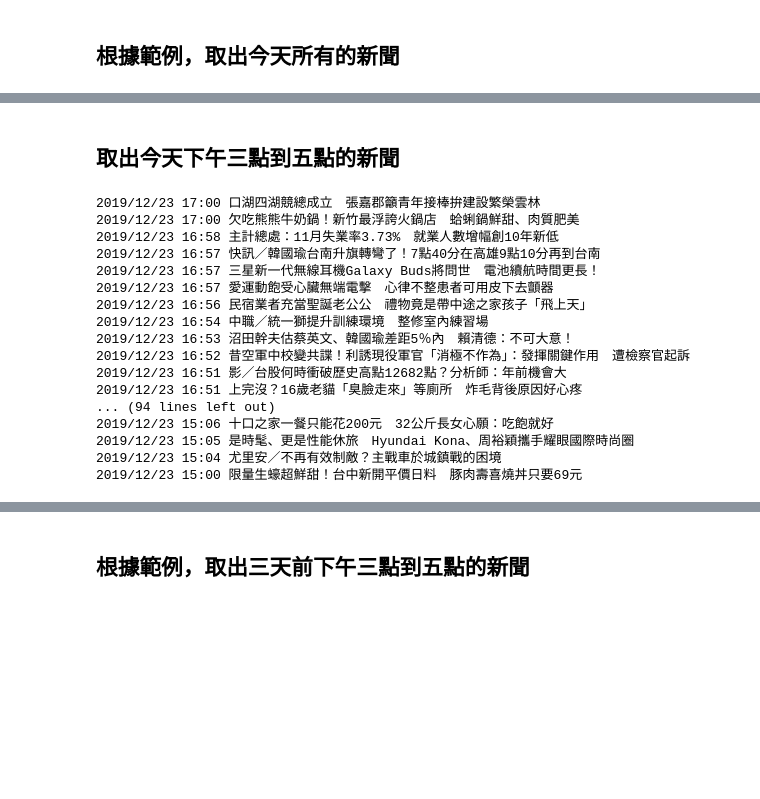
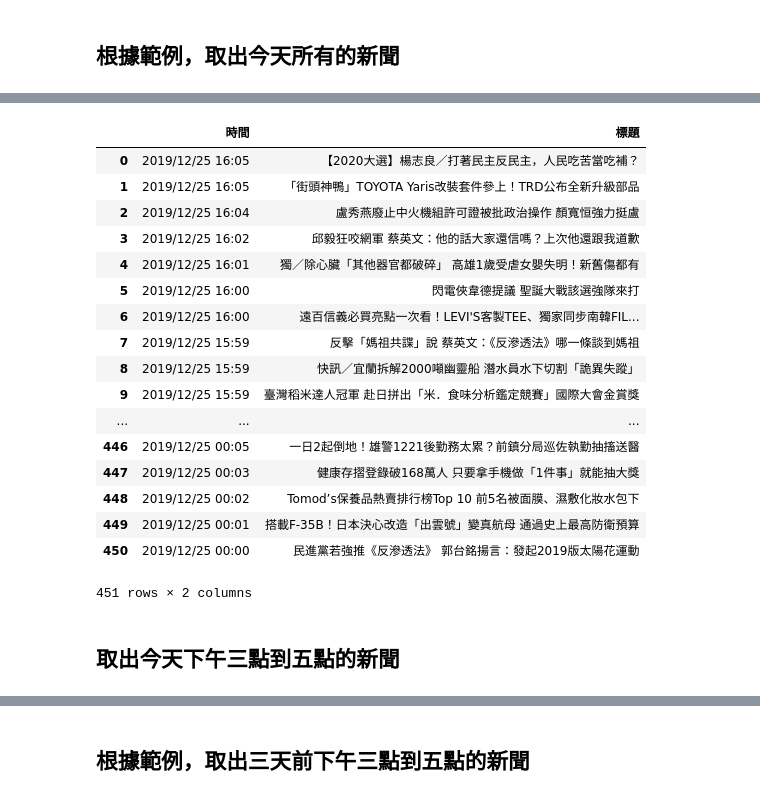
Before and after one commit to henryho2012/1st-PyCrawlerMarathon, a Jupyter notebook: homework/Day021_HW.ipynb, the cells around one changed output, grey strips where cells are left out. Saved outputs shown, nothing was run; the diff lists cells and outputs as text; code cells hidden in the pictures; blank space fills up the shorter version.

```diff
--- a/homework/Day021_HW.ipynb
+++ b/homework/Day021_HW.ipynb
@@ -20,3 +20,10 @@ from bs4 import BeautifulSoup
 
 browser = webdriver.Chrome(executable_path='chromedriver')
 browser.get("https://www.ettoday.net/news/news-list.htm")
+# %%
+# 取得昨天時間
+from datetime import datetime, timedelta
+
+date_time = datetime.now() - timedelta(1)
+date_time = date_time.strftime("%Y/%m/%d")
+print("取得昨天時間：", date_time)
@@ -41,5 +64,10 @@ while True:
 # %%
-for d in dd:
-    if d.find(class_="date").text[:10] == str(today):
-        print(d.find(class_="date").text, d.find_all('a')[-1].text)
+# 取得資料
+html_source = browser.page_source
+soup = BeautifulSoup(html_source, "html5lib")
+
+for d in soup.find(class_="part_list_2").find_all('h3'):
+    if date_time in d.find(class_="date").text :
+        break
+    print(d.find(class_="date").text, d.find_all('a')[-1].text)
 # %% [output]
@@ -63,2 +91,35 @@ for d in dd:
+# %%
+# 取得資料（整理成好的格式）
+news = []
+
+for d in soup.find(class_="part_list_2").find_all('h3'):
+    if date_time in d.find(class_="date").text :
+        break
+    news.append({
+        '時間': d.find(class_="date").text,
+        '標題': d.find_all('a')[-1].text
+    })
+
+import pandas as pd
+pd.DataFrame(news)
+# %% [output]
+|  | 時間 | 標題 |
+| 0 | 2019/12/25 16:05 | 【2020大選】楊志良／打著民主反民主，人民吃苦當吃補？ |
+| 1 | 2019/12/25 16:05 | 「街頭神鴨」TOYOTA Yaris改裝套件參上！TRD公布全新升級部品 |
+| 2 | 2019/12/25 16:04 | 盧秀燕廢止中火機組許可證被批政治操作 顏寬恒強力挺盧 |
+| 3 | 2019/12/25 16:02 | 邱毅狂咬網軍 蔡英文：他的話大家還信嗎？上次他還跟我道歉 |
+| 4 | 2019/12/25 16:01 | 獨／除心臟「其他器官都破碎」 高雄1歲受虐女嬰失明！新舊傷都有 |
+| 5 | 2019/12/25 16:00 | 閃電俠韋德提議 聖誕大戰該選強隊來打 |
+| 6 | 2019/12/25 16:00 | 遠百信義必買亮點一次看！LEVI'S客製TEE、獨家同步南韓FIL... |
+| 7 | 2019/12/25 15:59 | 反擊「媽祖共諜」說 蔡英文：《反滲透法》哪一條談到媽祖 |
+| 8 | 2019/12/25 15:59 | 快訊／宜蘭拆解2000噸幽靈船 潛水員水下切割「詭異失蹤」 |
+| 9 | 2019/12/25 15:59 | 臺灣稻米達人冠軍 赴日拼出「米．食味分析鑑定競賽」國際大會金賞獎 |
+| ... | ... | ... |
+| 446 | 2019/12/25 00:05 | 一日2起倒地！雄警1221後勤務太累？前鎮分局巡佐執勤抽搐送醫 |
+| 447 | 2019/12/25 00:03 | 健康存摺登錄破168萬人 只要拿手機做「1件事」就能抽大獎 |
+| 448 | 2019/12/25 00:02 | Tomod’s保養品熱賣排行榜Top 10 前5名被面膜、濕敷化妝水包下 |
+| 449 | 2019/12/25 00:01 | 搭載F-35B！日本決心改造「出雲號」變真航母 通過史上最高防衛預算 |
+| 450 | 2019/12/25 00:00 | 民進黨若強推《反滲透法》 郭台銘揚言：發起2019版太陽花運動 |
+451 rows × 2 columns
 # %%
 # 關閉瀏覽器
@@ -66,26 +127,2 @@ browser.quit();
 # %% [markdown]
 ## 取出今天下午三點到五點的新聞
-# %%
-for d in dd:
-    hh = int(d.find(class_="date").text[11:13])
-    mm = int(d.find(class_="date").text[14:16])
-    if (d.find(class_="date").text[:10] == str(today)) and ((hh >= 15 and hh <= 16) or (hh == 17 and mm == 0)):
-        print(d.find(class_="date").text, d.find_all('a')[-1].text)
-# %% [output]
-2019/12/23 17:00 口湖四湖競總成立　張嘉郡籲青年接棒拚建設繁榮雲林
-2019/12/23 17:00 欠吃熊熊牛奶鍋！新竹最浮誇火鍋店　蛤蜊鍋鮮甜、肉質肥美
-2019/12/23 16:58 主計總處：11月失業率3.73%　就業人數增幅創10年新低
-2019/12/23 16:57 快訊／韓國瑜台南升旗轉彎了！7點40分在高雄9點10分再到台南
-2019/12/23 16:57 三星新一代無線耳機Galaxy Buds將問世　電池續航時間更長！
-2019/12/23 16:57 愛運動飽受心臟無端電擊　心律不整患者可用皮下去顫器
-2019/12/23 16:56 民宿業者充當聖誕老公公　禮物竟是帶中途之家孩子「飛上天」
-2019/12/23 16:54 中職／統一獅提升訓練環境　整修室內練習場
-2019/12/23 16:53 沼田幹夫估蔡英文、韓國瑜差距5％內　賴清德：不可大意！
-2019/12/23 16:52 昔空軍中校變共諜！利誘現役軍官「消極不作為」：發揮關鍵作用　遭檢察官起訴
-2019/12/23 16:51 影／台股何時衝破歷史高點12682點？分析師：年前機會大
-2019/12/23 16:51 上完沒？16歲老貓「臭臉走來」等廁所　炸毛背後原因好心疼
-... (94 lines left out)
-2019/12/23 15:06 十口之家一餐只能花200元　32公斤長女心願：吃飽就好
-2019/12/23 15:05 是時髦、更是性能休旅　Hyundai Kona、周裕穎攜手耀眼國際時尚圈
-2019/12/23 15:04 尤里安／不再有效制敵？主戰車於城鎮戰的困境
-2019/12/23 15:00 限量生蠔超鮮甜！台中新開平價日料　豚肉壽喜燒丼只要69元
```
Also changed, not shown: parts of 12 cells of this notebook.
